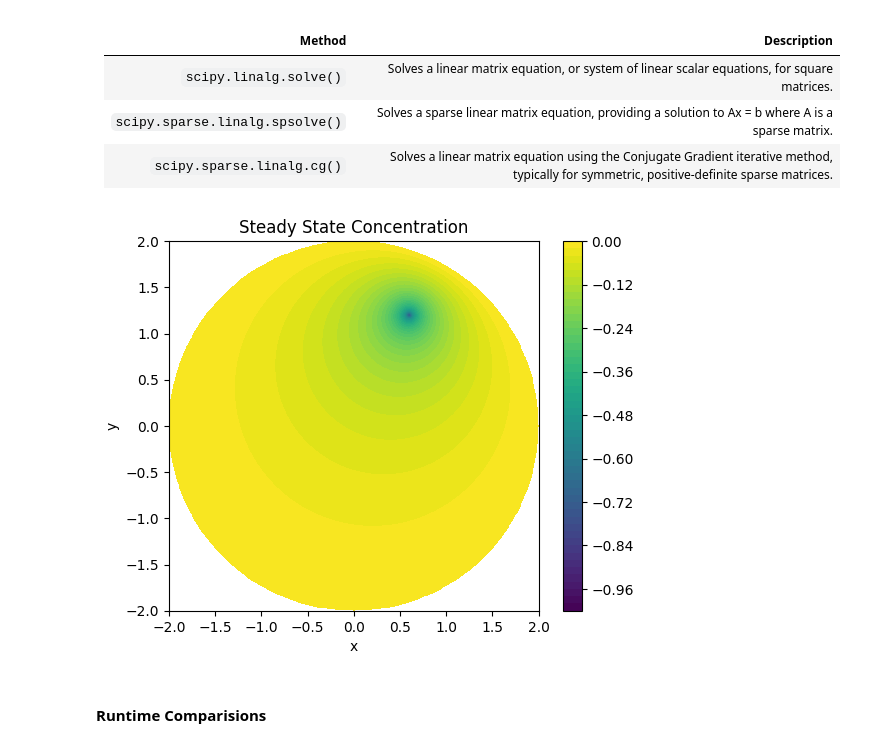
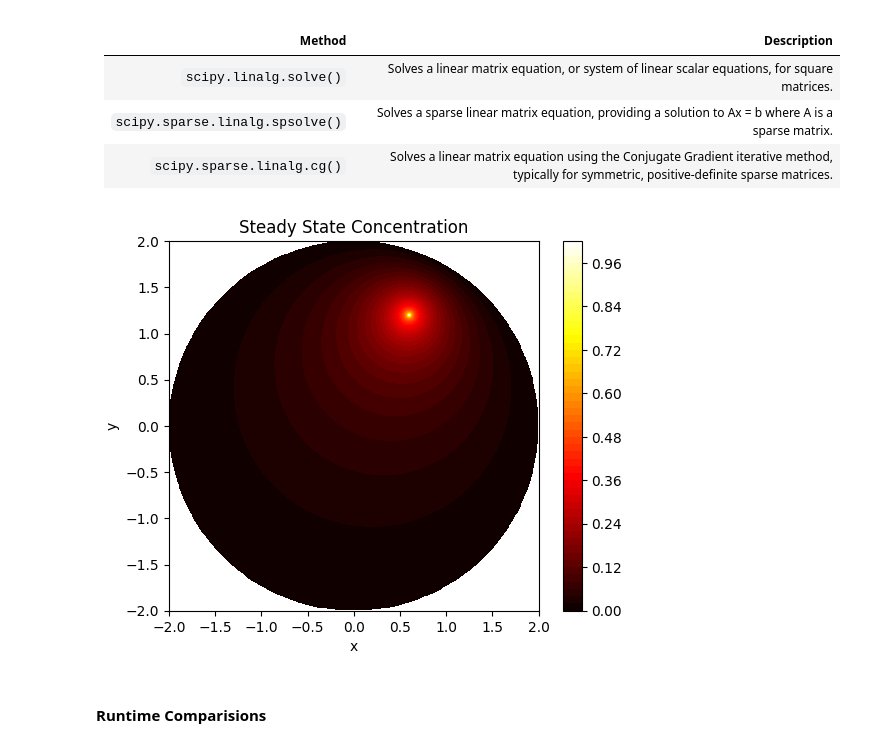
Before and after one commit to shreyaraghavendra/scientific-computing-group2, a Jupyter notebook: set3.ipynb, the cells around one changed output. Drawn from its saved outputs; the diff is of its cells as text; code cells hidden in the pictures.

Commit message:
functions_updated

```diff
--- a/set3.ipynb
+++ b/set3.ipynb
@@ -212,8 +270,8 @@ plt.show()
 # %%
 length = 1
-width = 1
+width = 2
 dx = 0.05
-M, idx_map = build_laplacian_rectangle(length, width, dx)
+M, idx_map = build_laplacian_matrix(length = length, width = width, dx =dx)
 M = M.toarray()
 eigenvalues, eigenvectors = eigh(M)
 Lx = int(length / dx) + 1
@@ -459,34 +362,67 @@ def solve_diffusion_cg(dx, radius, source_pos, source_value):
+# %%
+def solve_diffusion(dx, radius, source_pos, source_value, method = 'spsolve'):
+    """Solve the diffusion equation for a given source and boundary conditions using a dense matrix."""
+    # Assumed create_grid is a function provided elsewhere to create the grid and mask
+    L = int(2 * radius / dx) + 1
+    x = np.linspace(-radius, radius, L)
+    y = np.linspace(-radius, radius, L)
+    M, idx_map = build_laplacian_matrix(dx = dx, radius = radius)
+    M_csr = M.tocsr()  # Convert to CSR format for efficient arithmetic and matrix vector operations
+    b = np.zeros(len(idx_map))
+
+    si, sj = int((source_pos[1] + radius) / (2 * radius) * L), int((source_pos[0] + radius) / (2 * radius) * L)
+    source_idx = idx_map.get((si, sj), -1)
+    if source_idx >= 0:
+        b[source_idx] = source_value
+
+    if method == 'spsolve':
+        # Solve the linear system using scipy.sparse.linalg.spsolve
+        c = spsolve(M_csr, b)
+    elif method == 'solve':
+        # Solve the linear system using scipy.linalg.solve
+        c = solve(M, b)
+    elif method == 'cg':
+        # Use an iterative solver to solve the linear system
+        c, info = cg(M_csr, b)
+
+
+    # Map solution back to grid
+    c_grid = np.full((L,L), np.nan)
+    for (i, j), idx in idx_map.items():
+        c_grid[i, j] = c[idx]
+
+    return x, y, c_grid
 # %%
 # Parameters
 dx = 0.01  # Grid spacing
 radius = 2.0  # Radius of the circular domain
 source_pos = (0.6, 1.2)  # Source position
 source_value = 1  # Source concentration
 
 # Solve
-x, y, c_grid = solve_diffusion(dx, radius, source_pos, source_value)
+x, y, c_grid = solve_diffusion(dx, radius, source_pos, source_value, method = 'spsolve')
 
 # Plot
 fig, ax = plt.subplots()
 X, Y = np.meshgrid(x, y)
-contour = ax.contourf(X, Y, c_grid, levels=50, cmap='viridis')
+contour = ax.contourf(X, Y, c_grid*-1, levels=50, cmap='hot')
 fig.colorbar(contour, ax=ax)
 # ax.plot(source_pos[0], source_pos[1], 'ro')  # Mark the source
 ax.set_title('Steady State Concentration')
 ax.set_xlabel('x')
 ax.set_ylabel('y')
 
 # Set the limits
 ax.set_xlim(-radius, radius)
 ax.set_ylim(-radius, radius)
 
 # Set the aspect of the plot to be equal
 ax.set_aspect('equal', 'box')
 
 # Show the plot
 plt.show()
 # %% [output]
-[figure, old version]
+[figure, new version]
 # %% [markdown]
 #### Runtime Comparisions
 # %%
```
Also changed, not shown: parts of 8 cells of this notebook.
